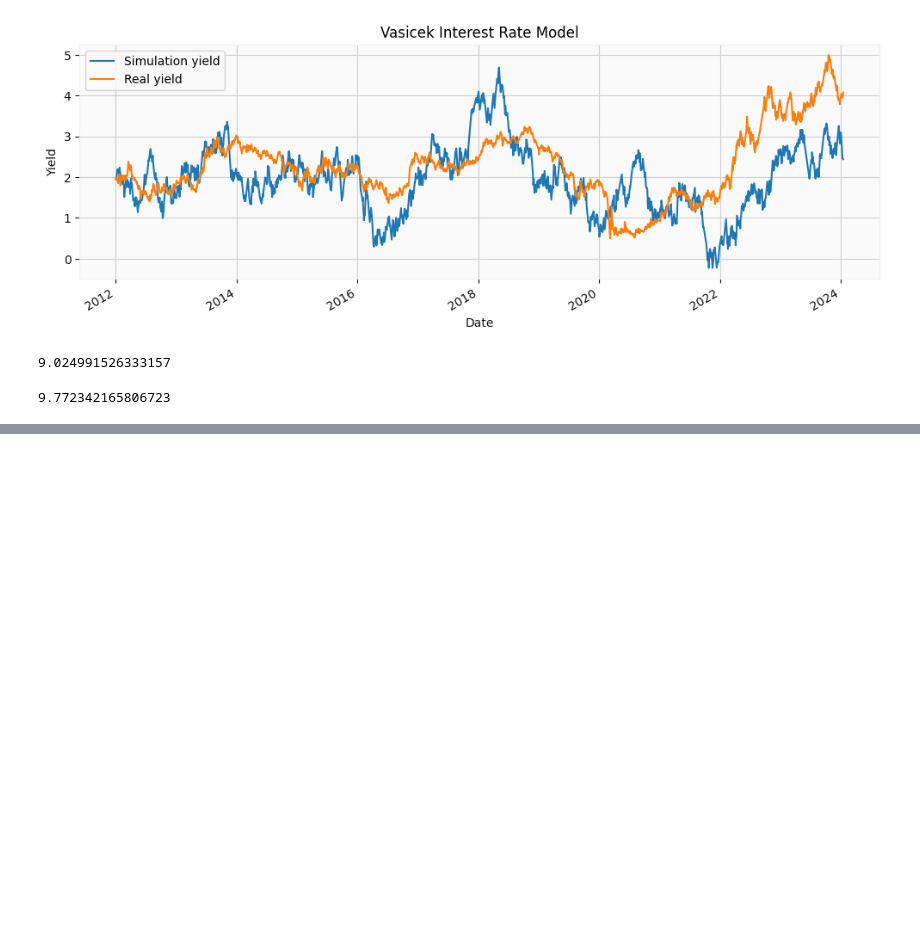
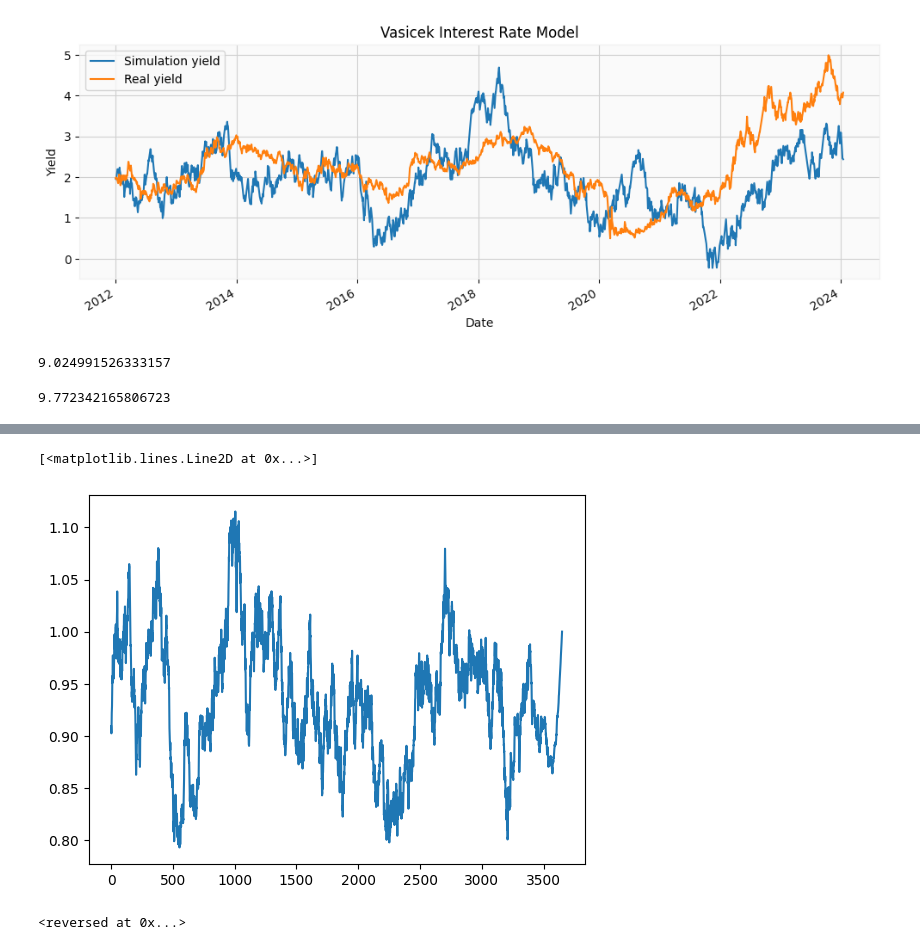
Before and after one commit to laic0022/FN6813-Interest-Rate-Derivatives, a Jupyter notebook: 1. Short Rates and Bond Pricing/ST_MRM.ipynb, the cells around one changed output, grey strips where cells are left out. Saved outputs shown, nothing was run; the diff lists cells and outputs as text; code cells hidden in the pictures; blank space fills up the shorter version.

```diff
--- a/1. Short Rates and Bond Pricing/ST_MRM.ipynb
+++ b/1. Short Rates and Bond Pricing/ST_MRM.ipynb
@@ -326,0 +344,16 @@ plt.show()
+# %%
+result = []
+for i in t[::-1]:
+    T = i / 365
+    C = -(1 - np.exp(-b * T)) / b
+    A = -(a / b - sigma ** 2 / 2 / b ** 2) * (T + C) - sigma ** 2 * C ** 2 / 4 / b
+    result.append(np.exp(A + R[0,i] * C))
+# %%
+plt.plot(np.array(result))
+# %% [output]
+[<matplotlib.lines.Line2D at 0x...>]
+[figure, added]
+# %%
+reversed(t)
+# %% [output]
+<reversed at 0x...>
```
Also changed, not shown: parts of 11 cells of this notebook.
